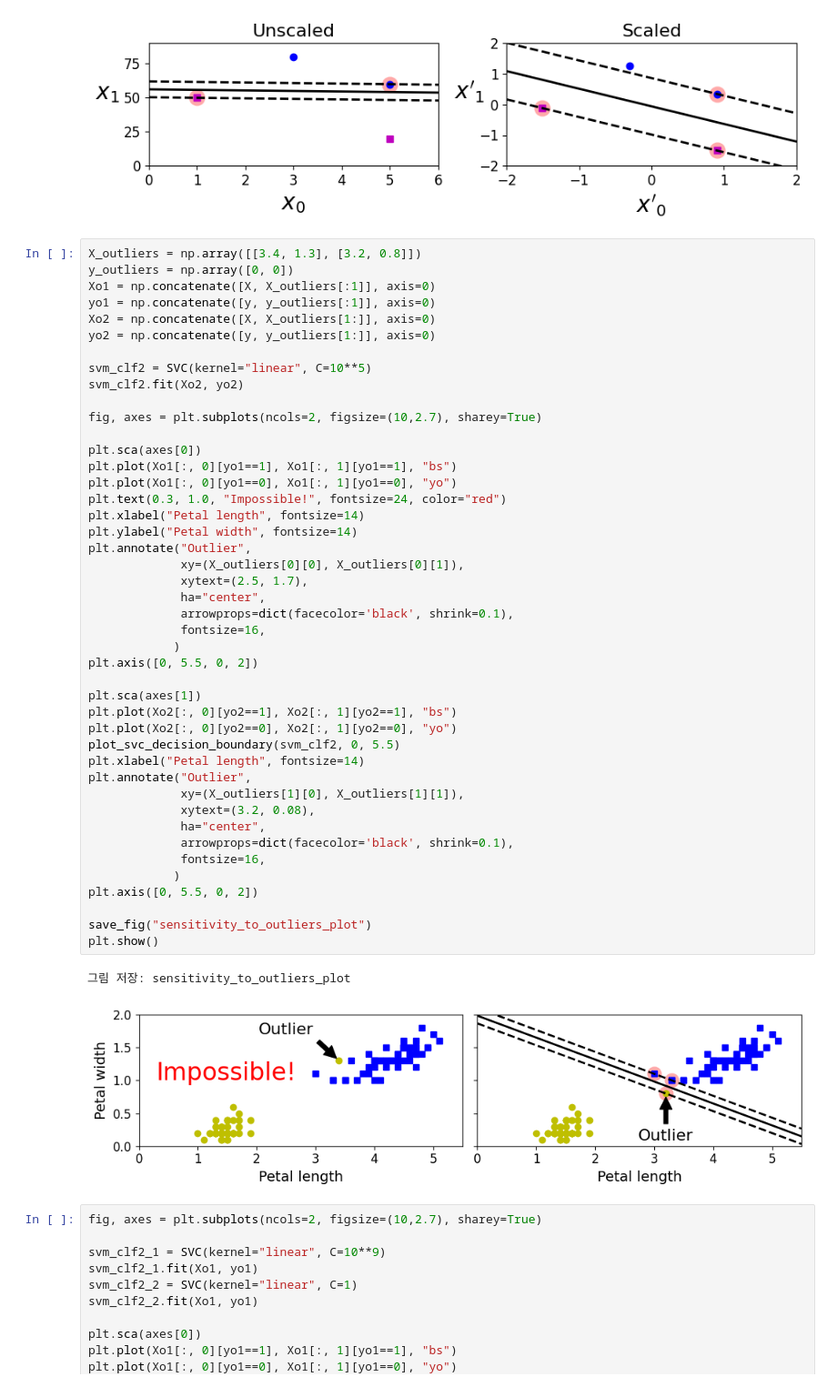
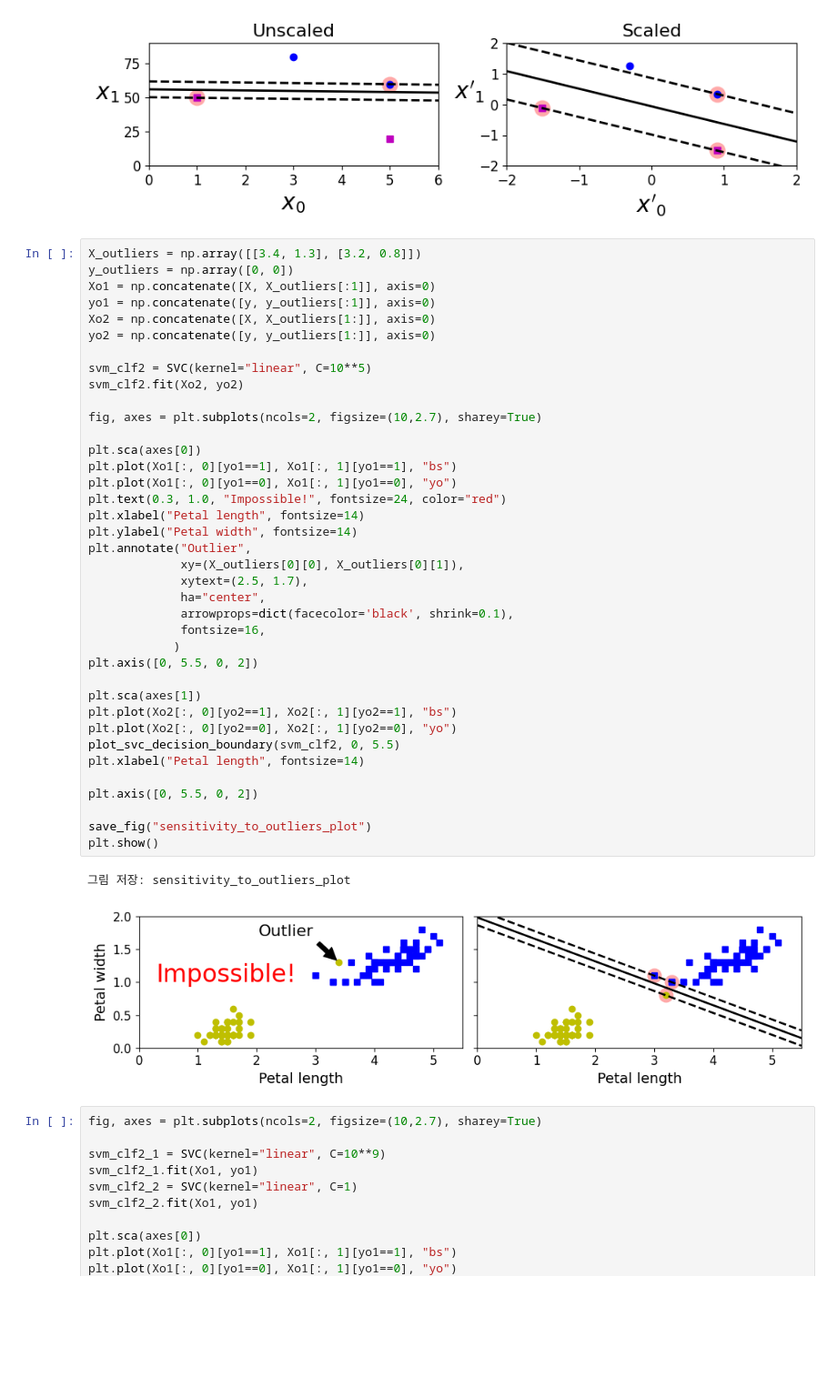
Before and after one commit to clionelove123/Machine_Learning, a Jupyter notebook: ML_Chap_08_SVM_sklearn.ipynb, the cells around one changed output. Shown at 91% size. Saved outputs shown, nothing was run; the diff lists cells and outputs as text; blank space fills up the shorter version.

```diff
--- a/ML_Chap_08_SVM_sklearn.ipynb
+++ b/ML_Chap_08_SVM_sklearn.ipynb
@@ -150,41 +150,35 @@ svm_clf2 = SVC(kernel="linear", C=10**5)
 svm_clf2.fit(Xo2, yo2)
 
 fig, axes = plt.subplots(ncols=2, figsize=(10,2.7), sharey=True)
 
 plt.sca(axes[0])
 plt.plot(Xo1[:, 0][yo1==1], Xo1[:, 1][yo1==1], "bs")
 plt.plot(Xo1[:, 0][yo1==0], Xo1[:, 1][yo1==0], "yo")
 plt.text(0.3, 1.0, "Impossible!", fontsize=24, color="red")
 plt.xlabel("Petal length", fontsize=14)
 plt.ylabel("Petal width", fontsize=14)
 plt.annotate("Outlier",
              xy=(X_outliers[0][0], X_outliers[0][1]),
              xytext=(2.5, 1.7),
              ha="center",
              arrowprops=dict(facecolor='black', shrink=0.1),
              fontsize=16,
             )
 plt.axis([0, 5.5, 0, 2])
 
 plt.sca(axes[1])
 plt.plot(Xo2[:, 0][yo2==1], Xo2[:, 1][yo2==1], "bs")
 plt.plot(Xo2[:, 0][yo2==0], Xo2[:, 1][yo2==0], "yo")
 plot_svc_decision_boundary(svm_clf2, 0, 5.5)
 plt.xlabel("Petal length", fontsize=14)
-plt.annotate("Outlier",
-             xy=(X_outliers[1][0], X_outliers[1][1]),
-             xytext=(3.2, 0.08),
-             ha="center",
-             arrowprops=dict(facecolor='black', shrink=0.1),
-             fontsize=16,
-            )
+
 plt.axis([0, 5.5, 0, 2])
 
 save_fig("sensitivity_to_outliers_plot")
 plt.show()
 # %% [output]
 그림 저장: sensitivity_to_outliers_plot
-[figure, old version]
+[figure, new version]
 # %%
 fig, axes = plt.subplots(ncols=2, figsize=(10,2.7), sharey=True)
 
```
Also changed, not shown: parts of 7 cells of this notebook.
